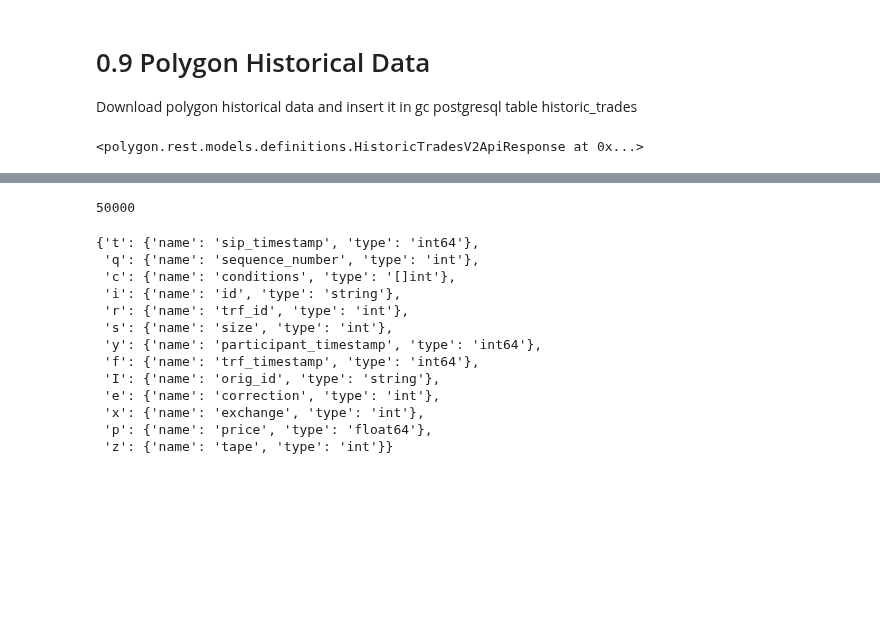
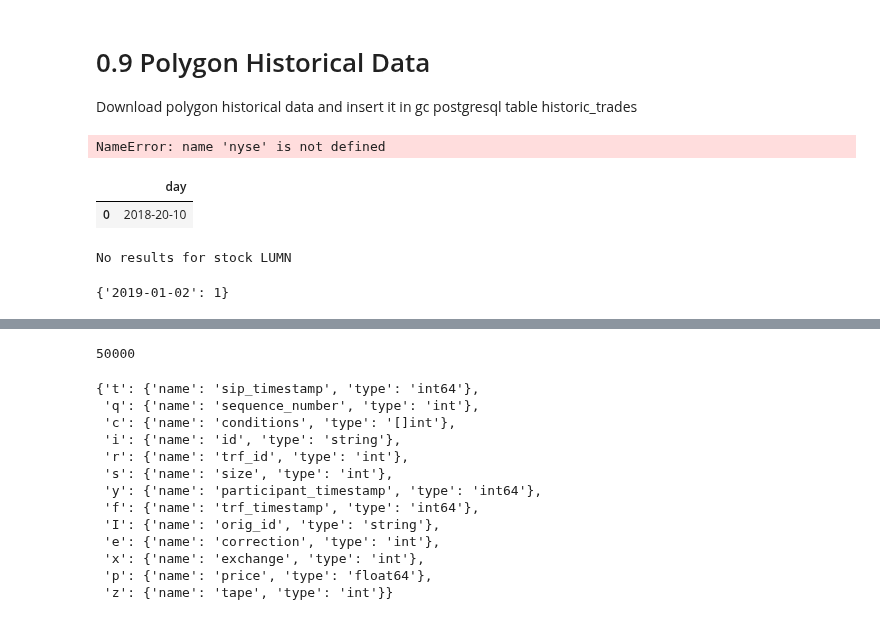
Before and after one commit to MarkPopovich/financial-ml, a Jupyter notebook: 0-Exploration/0.9 Polygon Historical Data.ipynb, the cells around one changed output, grey strips where cells are left out. Drawn from its saved outputs; the diff is of its cells as text; code cells hidden in the pictures; blank space fills up the shorter version.

```diff
--- a/0-Exploration/0.9 Polygon Historical Data.ipynb
+++ b/0-Exploration/0.9 Polygon Historical Data.ipynb
@@ -10,8 +4,0 @@ import config
-# %%
-key = config.POLYGON
-
-with RESTClient(key) as client:
-    resp = client.historic_trades_v2("AAPL", "2018-03-02")
-resp
-# %% [output]
-<polygon.rest.models.definitions.HistoricTradesV2ApiResponse at 0x...>
@@ -17,0 +34,21 @@ resp
+# %%
+days = nyse.schedule(start_date='2019-01-01', end_date='2019-12-31').index
+days = [day for i, day in enumerate(days) if i % 30 == 0]
+days
+# %% [output]
+NameError: name 'nyse' is not defined
+# %%
+date_tracker =
+
+date_tracker
+# %% [output]
+|  | day |
+| 0 | 2018-20-10 |
+# %%
+for stock in sp500_df['Symbol']:
+    try:
+        assert(results[stock][-1] != None)
+    except:
+        print(f'No results for stock {stock}')
+# %% [output]
+No results for stock LUMN
@@ -17,0 +62,4 @@ resp
+# %%
+results_2019
+# %% [output]
+{'2019-01-02': 1}
```
Also changed, not shown: parts of 16 cells of this notebook, 20 other files.
